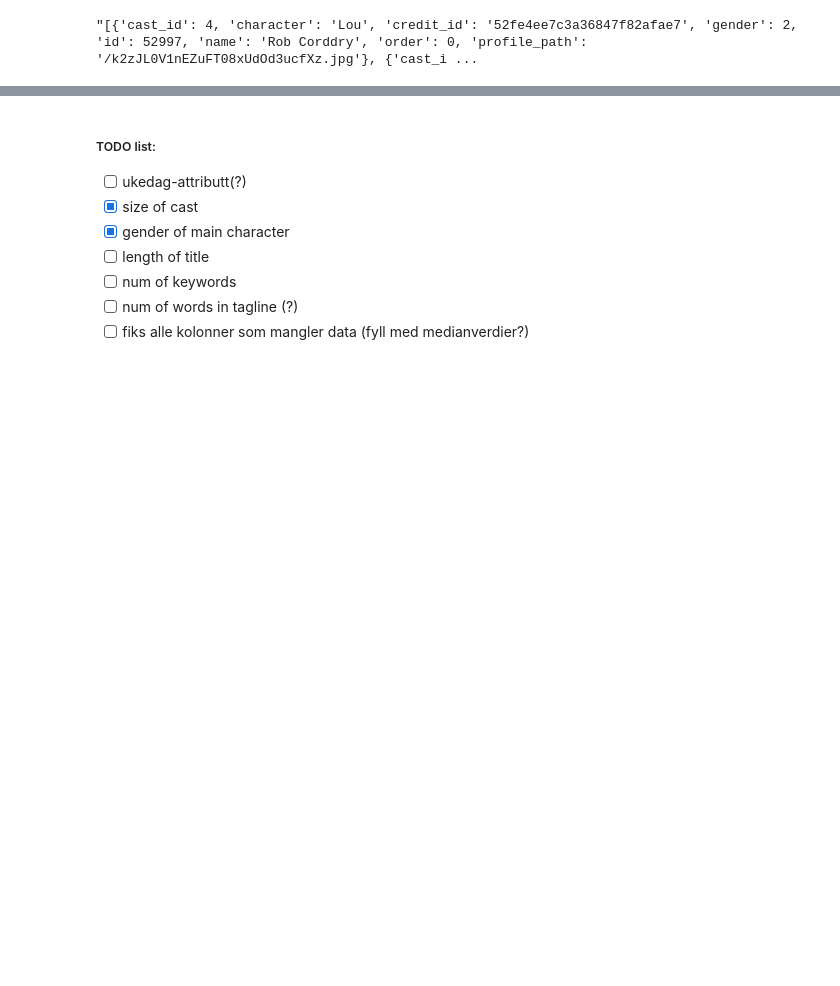
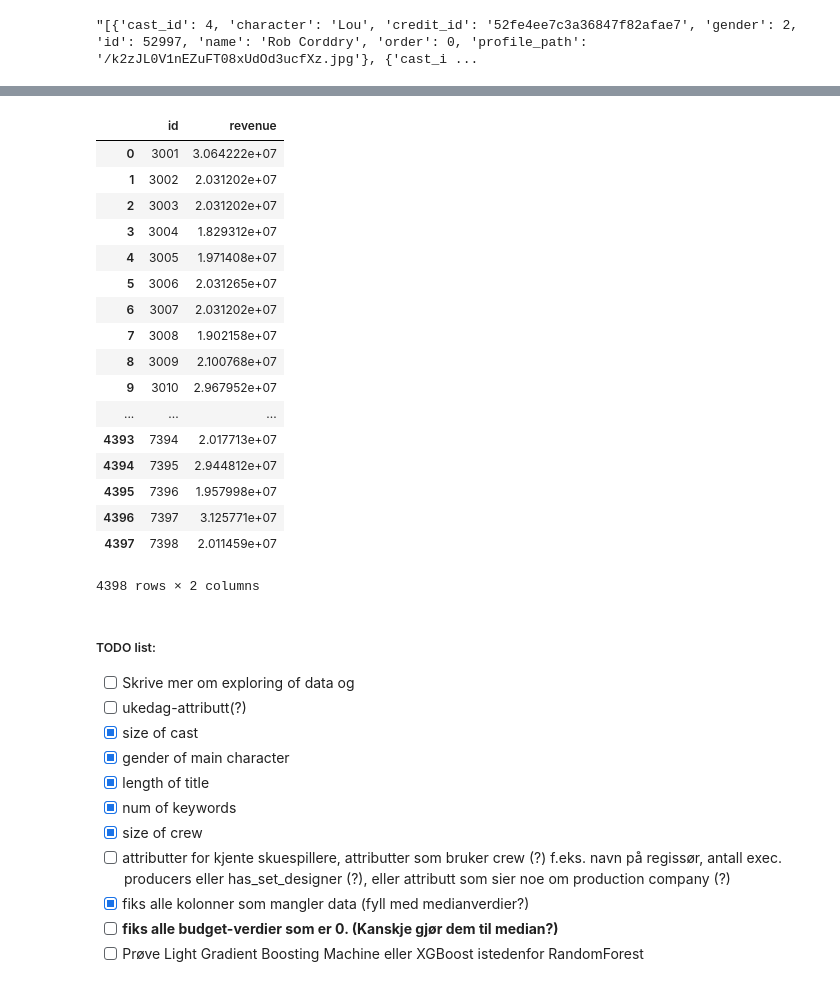
Before and after one commit to jhoffis/Oblig2, a Jupyter notebook: Jostein.ipynb, the cells around one changed output, grey strips where cells are left out. Saved outputs shown, nothing was run; the diff lists cells and outputs as text; code cells hidden in the pictures; blank space fills up the shorter version.

```diff
--- a/Jostein.ipynb
+++ b/Jostein.ipynb
@@ -212,0 +752,10 @@ memory usage: 632.9+ KB
+# %%
+final_model = RandomForestRegressor(bootstrap=True, criterion='mse', max_depth=None,
+                      max_features=11, max_leaf_nodes=None,
+                      min_impurity_decrease=0.0, min_impurity_split=None,
+                      min_samples_leaf=1, min_samples_split=2,
+                      min_weight_fraction_leaf=0.0, n_estimators=300,
+                      n_jobs=None, oob_score=False, random_state=None,
+                      verbose=0, warm_start=False)
+# %%
+final_model.fit(train_no_revenue, revenues)
@@ -212,0 +822,29 @@ memory usage: 632.9+ KB
+# %%
+X_test = test_copy
+
+X_test_prepared = full_pipeline.transform(X_test)
+
+final_predictions = final_model.predict(X_test_prepared)
+# %%
+subm = pd.DataFrame({'id': test.id, 'revenue': final_predictions})
+# %%
+subm
+# %% [output]
+|  | id | revenue |
+| 0 | 3001 | 3.064222e+07 |
+| 1 | 3002 | 2.031202e+07 |
+| 2 | 3003 | 2.031202e+07 |
+| 3 | 3004 | 1.829312e+07 |
+| 4 | 3005 | 1.971408e+07 |
+| 5 | 3006 | 2.031265e+07 |
+| 6 | 3007 | 2.031202e+07 |
+| 7 | 3008 | 1.902158e+07 |
+| 8 | 3009 | 2.100768e+07 |
+| 9 | 3010 | 2.967952e+07 |
+| ... | ... | ... |
+| 4393 | 7394 | 2.017713e+07 |
+| 4394 | 7395 | 2.944812e+07 |
+| 4395 | 7396 | 1.957998e+07 |
+| 4396 | 7397 | 3.125771e+07 |
+| 4397 | 7398 | 2.011459e+07 |
+4398 rows × 2 columns
@@ -213,9 +853,13 @@ memory usage: 632.9+ KB
 # %% [markdown]
 ##### TODO list:
+ - [ ] Skrive mer om exploring of data og
  - [ ] ukedag-attributt(?)
  - [x] size of cast
  - [x] gender of main character
- - [ ] length of title
- - [ ] num of keywords
- - [ ] num of words in tagline (?)
- - [ ] fiks alle kolonner som mangler data (fyll med medianverdier?)
+ - [x] length of title
+ - [x] num of keywords
+ - [x] size of crew
+ - [ ] attributter for kjente skuespillere,  attributter som bruker crew (?) f.eks. navn på regissør, antall exec. producers eller has_set_designer (?),  eller attributt som sier noe om production company (?)
+ - [x] fiks alle kolonner som mangler data (fyll med medianverdier?)
+ - [ ] **fiks alle budget-verdier som er 0. (Kanskje gjør dem til median?)**
+ - [ ] Prøve Light Gradient Boosting Machine eller XGBoost istedenfor RandomForest
```
Also changed, not shown: parts of 56 cells of this notebook.
